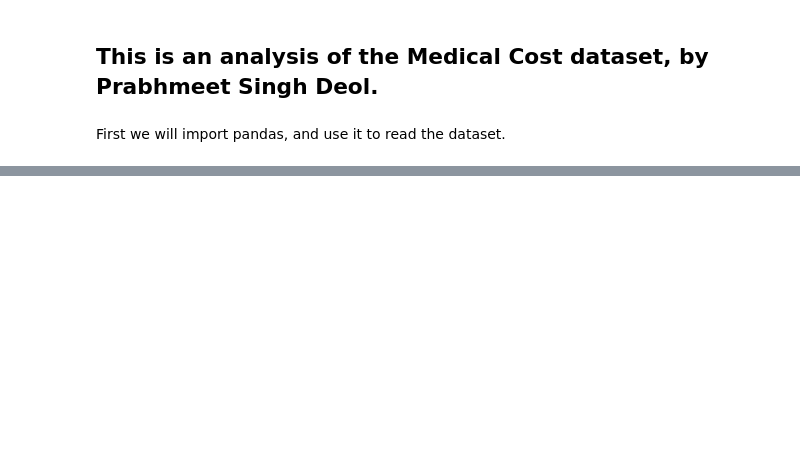
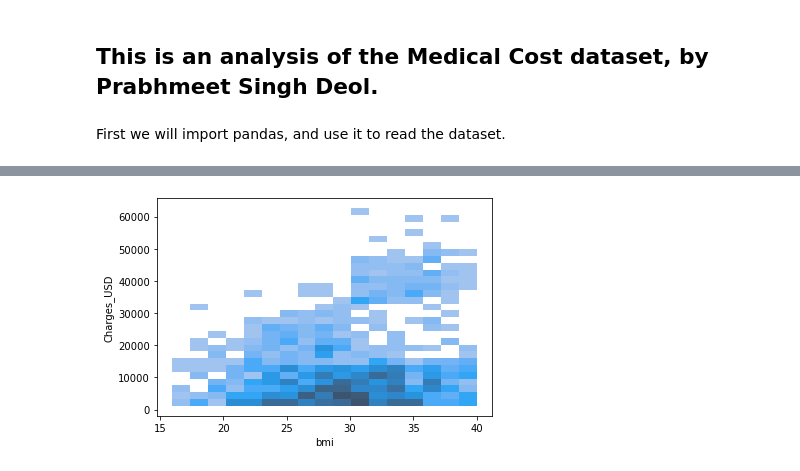
Before and after one commit to data301-2021-summer2/group29-project, a Jupyter notebook: analysis/Prabhmeet Deol/DataAnalysis.ipynb, the cells around one changed output, grey strips where cells are left out. Cells and saved outputs as stored; diff of their text form; code cells hidden in the pictures; blank space fills up the shorter version.

```diff
--- a/analysis/Prabhmeet Deol/DataAnalysis.ipynb
+++ b/analysis/Prabhmeet Deol/DataAnalysis.ipynb
@@ -99,0 +43,8 @@ chart0
+# %%
+plot2= sns.histplot(
+	data = dataSet,
+	x="bmi",
+	y="Charges_USD",
+)
+# %% [output]
+[figure, added]
```
Also changed, not shown: parts of 25 cells of this notebook, 2 other files.
